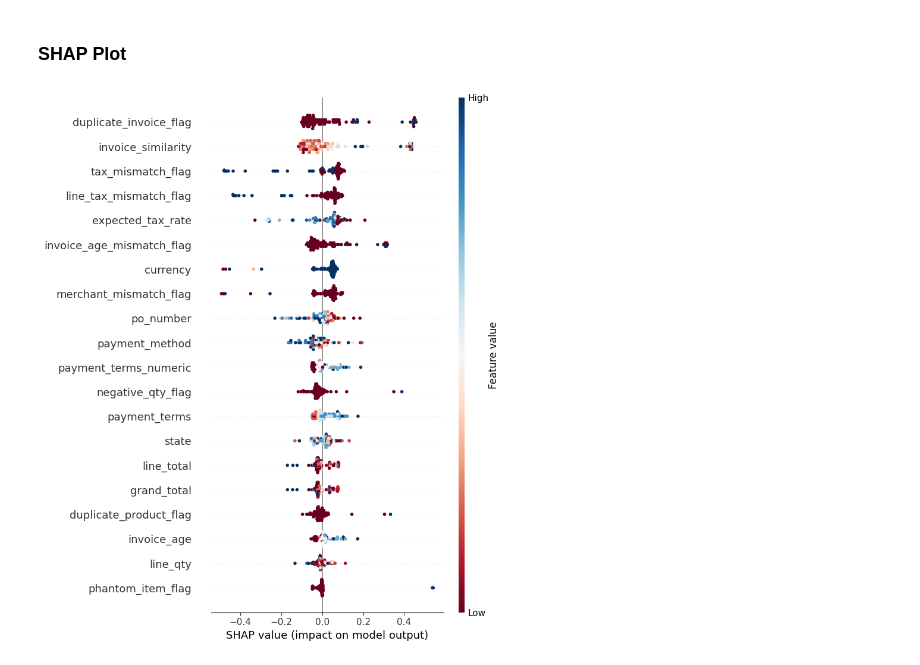
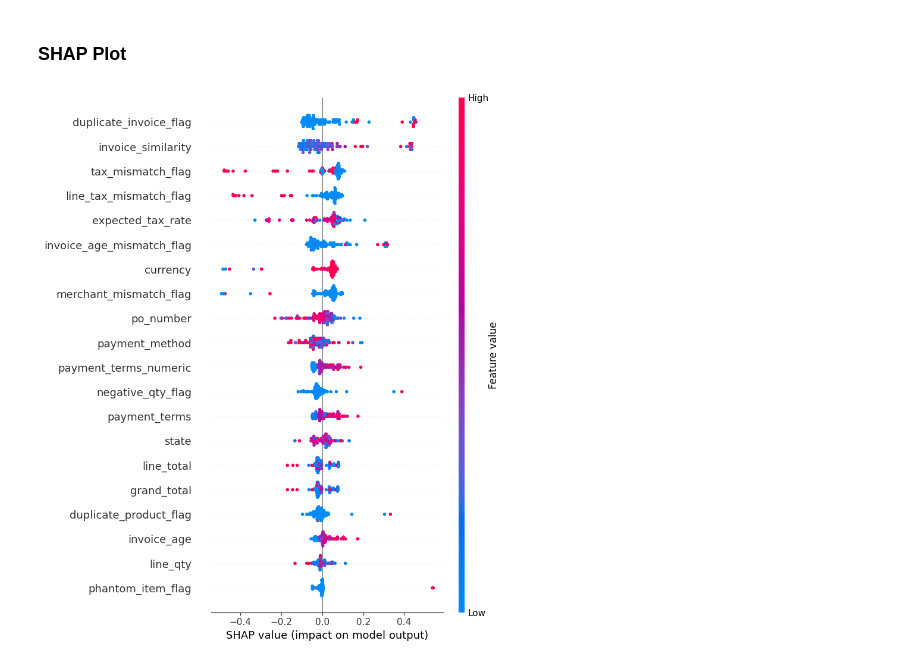
Before and after one commit to Dsivs/Capstone-Project, a Jupyter notebook: svm_visualization_v1.1.ipynb, the cells around one changed output. Drawn from its saved outputs; the diff is of its cells as text; code cells hidden in the pictures.

```diff
--- a/svm_visualization_v1.1.ipynb
+++ b/svm_visualization_v1.1.ipynb
@@ -232,18 +232,16 @@ plt.show()
 # %%
 f_pred = lambda x: model.predict(x)
 
 explainer = shap.KernelExplainer(f_pred, X_train_pca[:100])
 
 shap_vals = explainer.shap_values(X_test_pca[:100])
 
 # map back to raw features
 shap_raw = np.dot(shap_vals, pca.components_)  # (100,10) @ (10,24) → (100,24)
 
 shap.summary_plot(shap_raw,
                   X_test.iloc[:100],
                   feature_names=X_test.columns,
-                  plot_type="dot",
-                  cmap="RdBu",
-                  color_bar=True)
+                  plot_type="dot")
 # %% [output]
-[figure, old version]
+[figure, new version]
```
